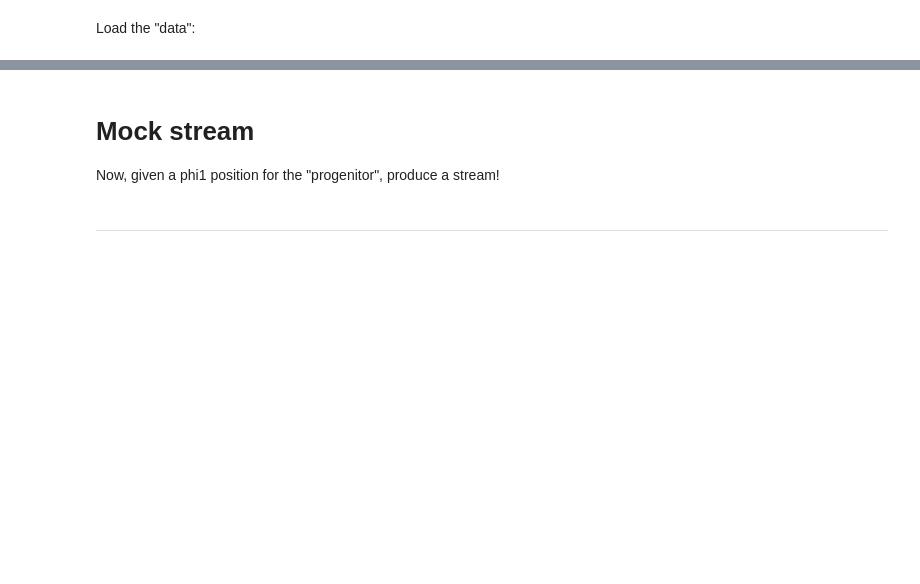
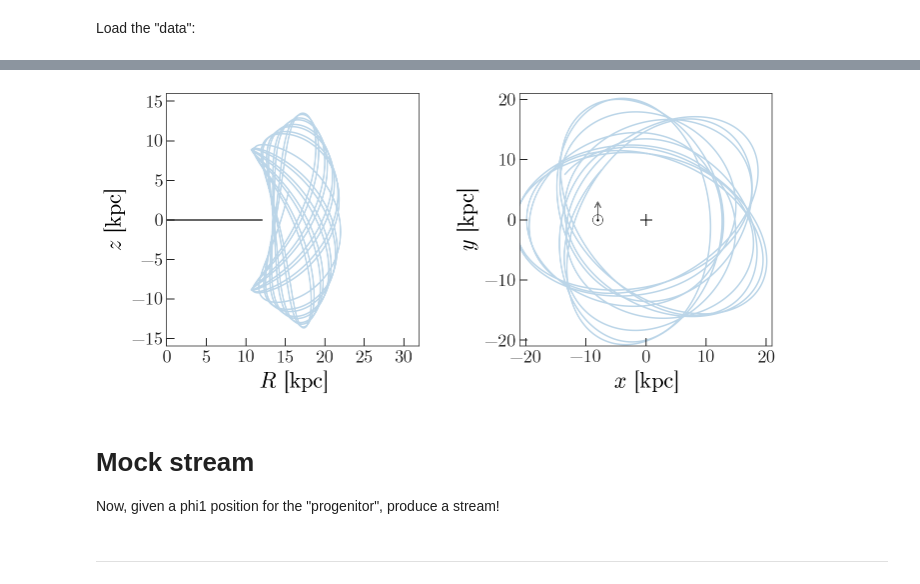
Before and after one commit to adrn/GD1-DR2, a Jupyter notebook: notebooks/GD1-orbit-fit.ipynb, the cells around one changed output, grey strips where cells are left out. Cells and saved outputs as stored; diff of their text form; code cells hidden in the pictures; blank space fills up the shorter version.

Commit message:
updated figure

```diff
--- a/notebooks/GD1-orbit-fit.ipynb
+++ b/notebooks/GD1-orbit-fit.ipynb
@@ -311,3 +354,45 @@ long_orbit.pericenter(), long_orbit.apocenter()
+# %%
+fig, axes = plt.subplots(1, 2, figsize=(10, 4.5))
+
+axes[0].plot(long_orbit.cylindrical.rho.value,
+             long_orbit.cylindrical.z.value,
+             marker='', alpha=0.3, color='tab:blue', zorder=-100)
+axes[1].plot(long_orbit.x.value,
+             long_orbit.y.value,
+             marker='', alpha=0.3, color='tab:blue', zorder=-100)
+
+axes[0].plot([0,12], [0,0], marker='',
+             zorder=-10, linewidth=2, color='#666666')
+
+axes[1].scatter(0, 0, marker='+', linewidth=1, s=150, c='k')
+axes[1].text(-8.04, 0, r'$\odot$', ha='center', va='center', fontsize=16)
+a = axes[1].arrow(-8, 0, 0., 2., linewidth=1,
+                  fc='#666666', ec='#666666', overhang=0.9,
+                  head_width=1, head_length=1., zorder=-10)
+# --
+
+axes[0].set_xlim(0, 32)
+axes[0].xaxis.set_ticks(np.arange(0, 30+1, 5))
+axes[0].set_ylim(-16, 16)
+
+axes[1].set_xlim(-21, 21)
+axes[1].set_ylim(-21, 21)
+axes[1].xaxis.set_ticks(np.arange(-20, 20+1, 10))
+axes[1].yaxis.set_ticks(np.arange(-20, 20+1, 10))
+
+axes[0].set_xlabel('$R$ [{0:latex}]'.format(u.kpc))
+axes[0].set_ylabel('$z$ [{0:latex}]'.format(u.kpc))
+axes[1].set_xlabel('$x$ [{0:latex}]'.format(u.kpc))
+axes[1].set_ylabel('$y$ [{0:latex}]'.format(u.kpc))
+
+fig.tight_layout()
+
+axes[0].set_aspect('equal')
+axes[1].set_aspect('equal')
+
+fig.savefig('../plots/orbitfit-long.pdf')
+# %% [output]
+[figure, added]
 # %% [markdown]
 # Mock stream
 
```
Also changed, not shown: parts of 8 cells of this notebook, 2 other files.
